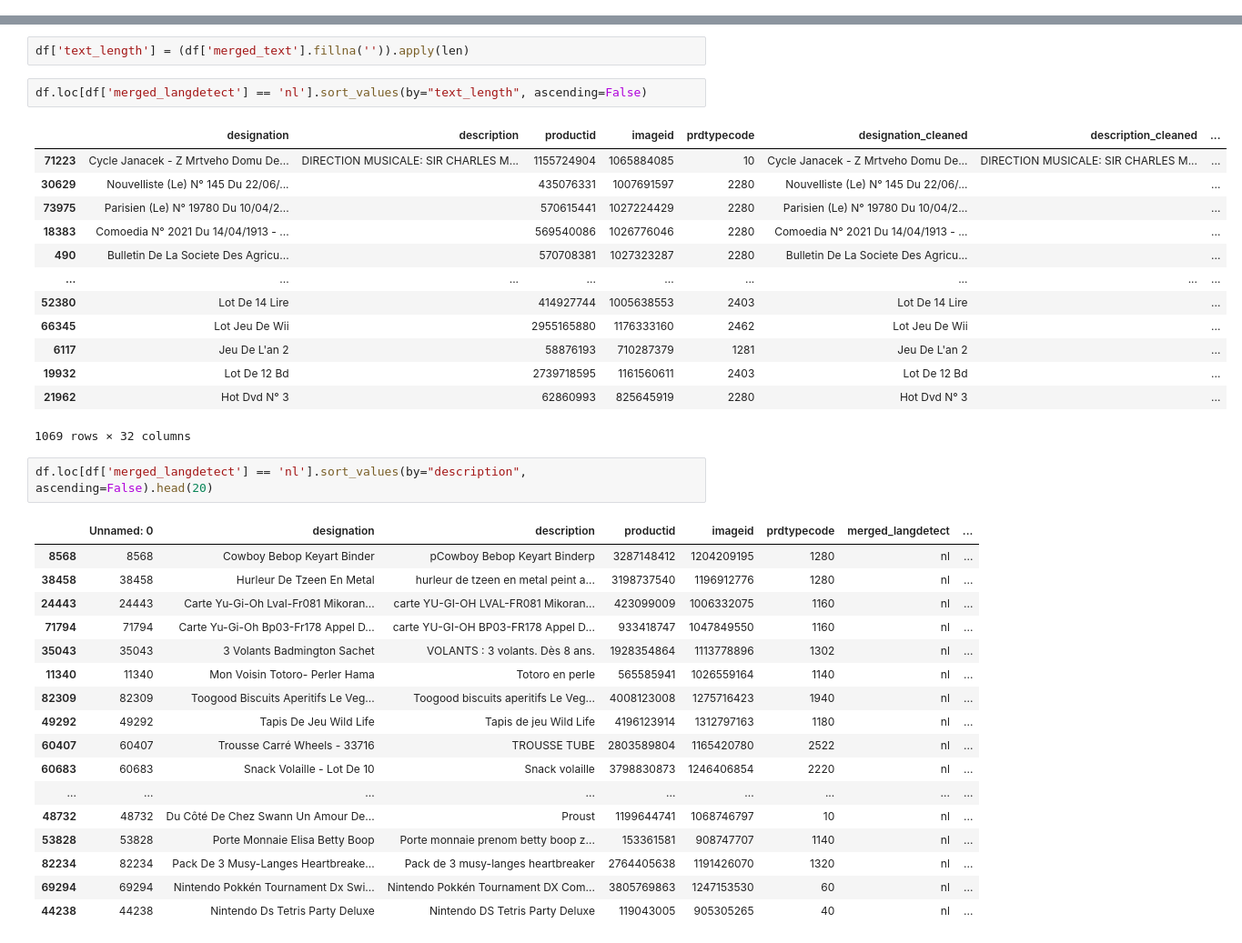
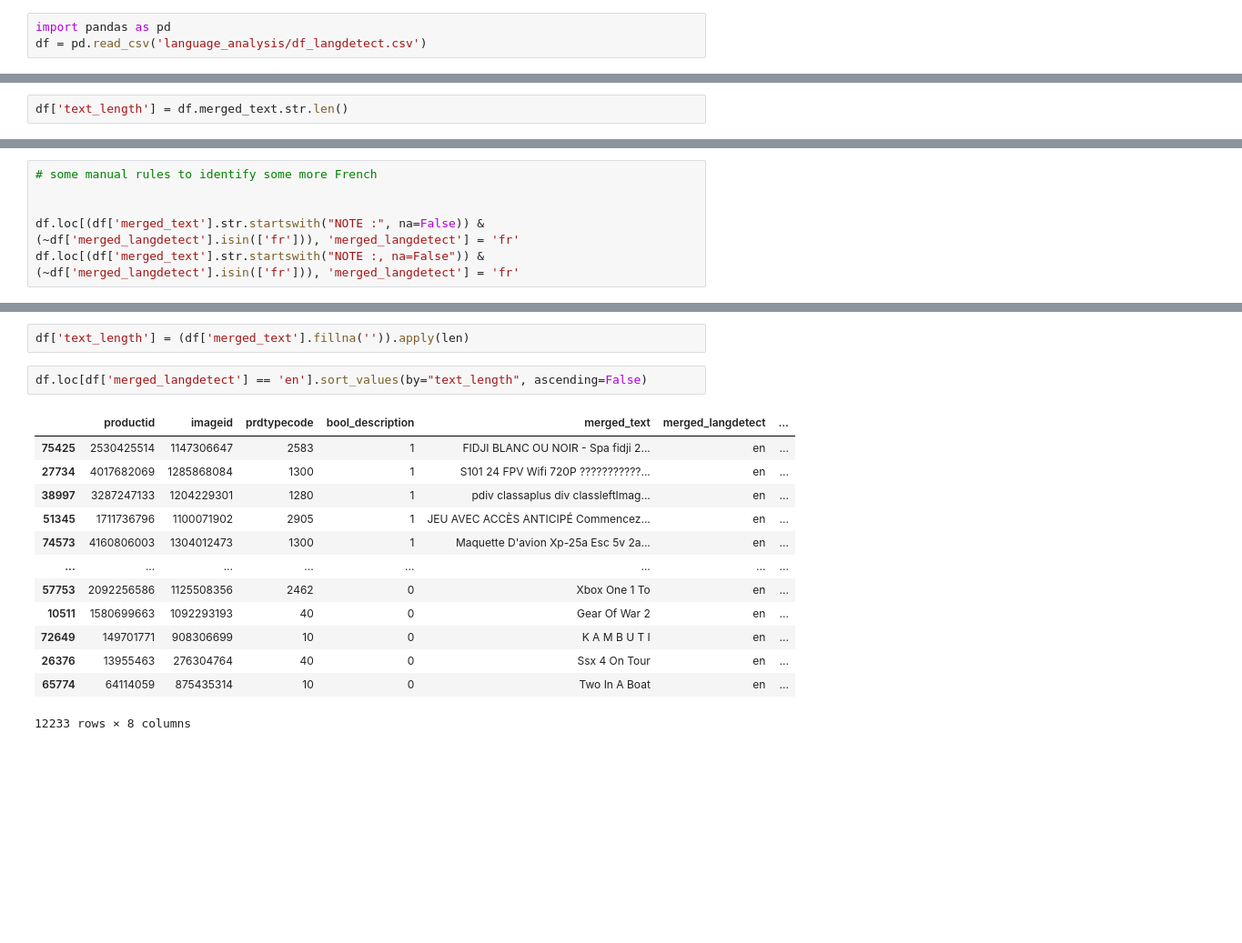
Before and after one commit to Wilsbert12/Data_Science_Classification_of_Rakuten_Challenge_Multimodal_Soft_Vote, a Jupyter notebook: language_analysis.ipynb, the cells around one changed output, grey strips where cells are left out. Shown at 91% size. Drawn from its saved outputs; the diff is of its cells as text; blank space fills up the shorter version.

```diff
--- a/language_analysis.ipynb
+++ b/language_analysis.ipynb
@@ -132,0 +116,3 @@ df.loc[df['merged_langdetect'].isin(['nl','af'])].head(30)
+# %%
+import pandas as pd
+df = pd.read_csv('language_analysis/df_langdetect.csv')
@@ -132,0 +128,2 @@ df.loc[df['merged_langdetect'].isin(['nl','af'])].head(30)
+# %%
+df['text_length'] = df.merged_text.str.len()
@@ -154,0 +149,6 @@ df.loc[df['merged_langdetect'].isin(['de'])].head(30)
+# %%
+# some manual rules to identify some more French
+
+
+df.loc[(df['merged_text'].str.startswith("NOTE :", na=False)) & (~df['merged_langdetect'].isin(['fr'])), 'merged_langdetect'] = 'fr'
+df.loc[(df['merged_text'].str.startswith("NOTE :, na=False")) & (~df['merged_langdetect'].isin(['fr'])), 'merged_langdetect'] = 'fr'
@@ -281,38 +356,18 @@ NameError: name 'freq_counts' is not defined
 # %%
 df['text_length'] = (df['merged_text'].fillna('')).apply(len)
 # %%
-df.loc[df['merged_langdetect'] == 'nl'].sort_values(by="text_length", ascending=False)
+df.loc[df['merged_langdetect'] == 'en'].sort_values(by="text_length", ascending=False)
 # %% [output]
-|  | designation | description | productid | imageid | prdtypecode | designation_cleaned | description_cleaned | ... |
-| 71223 | Cycle Janacek - Z Mrtveho Domu De... | DIRECTION MUSICALE: SIR CHARLES M... | 1155724904 | 1065884085 | 10 | Cycle Janacek - Z Mrtveho Domu De... | DIRECTION MUSICALE: SIR CHARLES M... | ... |
-| 30629 | Nouvelliste (Le) N° 145 Du 22/06/... |  | 435076331 | 1007691597 | 2280 | Nouvelliste (Le) N° 145 Du 22/06/... |  | ... |
-| 73975 | Parisien (Le) N° 19780 Du 10/04/2... |  | 570615441 | 1027224429 | 2280 | Parisien (Le) N° 19780 Du 10/04/2... |  | ... |
-| 18383 | Comoedia N° 2021 Du 14/04/1913 - ... |  | 569540086 | 1026776046 | 2280 | Comoedia N° 2021 Du 14/04/1913 - ... |  | ... |
-| 490 | Bulletin De La Societe Des Agricu... |  | 570708381 | 1027323287 | 2280 | Bulletin De La Societe Des Agricu... |  | ... |
-| ... | ... | ... | ... | ... | ... | ... | ... | ... |
-| 52380 | Lot De 14 Lire |  | 414927744 | 1005638553 | 2403 | Lot De 14 Lire |  | ... |
-| 66345 | Lot Jeu De Wii |  | 2955165880 | 1176333160 | 2462 | Lot Jeu De Wii |  | ... |
-| 6117 | Jeu De L'an 2 |  | 58876193 | 710287379 | 1281 | Jeu De L'an 2 |  | ... |
-| 19932 | Lot De 12 Bd |  | 2739718595 | 1161560611 | 2403 | Lot De 12 Bd |  | ... |
-| 21962 | Hot Dvd N° 3 |  | 62860993 | 825645919 | 2280 | Hot Dvd N° 3 |  | ... |
+|  | productid | imageid | prdtypecode | bool_description | merged_text | merged_langdetect | ... |
+| 75425 | 2530425514 | 1147306647 | 2583 | 1 | FIDJI BLANC OU NOIR - Spa fidji 2... | en | ... |
+| 27734 | 4017682069 | 1285868084 | 1300 | 1 | S101 24 FPV Wifi 720P ???????????... | en | ... |
+| 38997 | 3287247133 | 1204229301 | 1280 | 1 | pdiv classaplus div classleftImag... | en | ... |
+| 51345 | 1711736796 | 1100071902 | 2905 | 1 | JEU AVEC ACCÈS ANTICIPÉ Commencez... | en | ... |
+| 74573 | 4160806003 | 1304012473 | 1300 | 1 | Maquette D'avion Xp-25a Esc 5v 2a... | en | ... |
+| ... | ... | ... | ... | ... | ... | ... | ... |
+| 57753 | 2092256586 | 1125508356 | 2462 | 0 | Xbox One 1 To | en | ... |
+| 10511 | 1580699663 | 1092293193 | 40 | 0 | Gear Of War 2 | en | ... |
+| 72649 | 149701771 | 908306699 | 10 | 0 | K A M B U T I | en | ... |
+| 26376 | 13955463 | 276304764 | 40 | 0 | Ssx 4 On Tour | en | ... |
+| 65774 | 64114059 | 875435314 | 10 | 0 | Two In A Boat | en | ... |
-1069 rows × 32 columns
+12233 rows × 8 columns
-# %%
-df.loc[df['merged_langdetect'] == 'nl'].sort_values(by="description", ascending=False).head(20)
-# %% [output]
-|  | Unnamed: 0 | designation | description | productid | imageid | prdtypecode | merged_langdetect | ... |
-| 8568 | 8568 | Cowboy Bebop Keyart Binder | pCowboy Bebop Keyart Binderp | 3287148412 | 1204209195 | 1280 | nl | ... |
-| 38458 | 38458 | Hurleur De Tzeen En Metal | hurleur de tzeen en metal peint a... | 3198737540 | 1196912776 | 1280 | nl | ... |
-| 24443 | 24443 | Carte Yu-Gi-Oh Lval-Fr081 Mikoran... | carte YU-GI-OH LVAL-FR081 Mikoran... | 423099009 | 1006332075 | 1160 | nl | ... |
-| 71794 | 71794 | Carte Yu-Gi-Oh Bp03-Fr178 Appel D... | carte YU-GI-OH BP03-FR178 Appel D... | 933418747 | 1047849550 | 1160 | nl | ... |
-| 35043 | 35043 | 3 Volants Badmington Sachet | VOLANTS : 3 volants. Dès 8 ans. | 1928354864 | 1113778896 | 1302 | nl | ... |
-| 11340 | 11340 | Mon Voisin Totoro- Perler Hama | Totoro en perle | 565585941 | 1026559164 | 1140 | nl | ... |
-| 82309 | 82309 | Toogood Biscuits Aperitifs Le Veg... | Toogood biscuits aperitifs Le Veg... | 4008123008 | 1275716423 | 1940 | nl | ... |
-| 49292 | 49292 | Tapis De Jeu Wild Life | Tapis de jeu Wild Life | 4196123914 | 1312797163 | 1180 | nl | ... |
-| 60407 | 60407 | Trousse Carré Wheels - 33716 | TROUSSE TUBE | 2803589804 | 1165420780 | 2522 | nl | ... |
-| 60683 | 60683 | Snack Volaille - Lot De 10 | Snack volaille | 3798830873 | 1246406854 | 2220 | nl | ... |
-| ... | ... | ... | ... | ... | ... | ... | ... | ... |
-| 48732 | 48732 | Du Côté De Chez Swann Un Amour De... | Proust | 1199644741 | 1068746797 | 10 | nl | ... |
-| 53828 | 53828 | Porte Monnaie Elisa Betty Boop | Porte monnaie prenom betty boop z... | 153361581 | 908747707 | 1140 | nl | ... |
-| 82234 | 82234 | Pack De 3 Musy-Langes Heartbreake... | Pack de 3 musy-langes heartbreaker | 2764405638 | 1191426070 | 1320 | nl | ... |
-| 69294 | 69294 | Nintendo Pokkén Tournament Dx Swi... | Nintendo Pokkén Tournament DX Com... | 3805769863 | 1247153530 | 60 | nl | ... |
-| 44238 | 44238 | Nintendo Ds Tetris Party Deluxe | Nintendo DS Tetris Party Deluxe | 119043005 | 905305265 | 40 | nl | ... |
```
Also changed, not shown: parts of 24 cells of this notebook, 1 other file.
